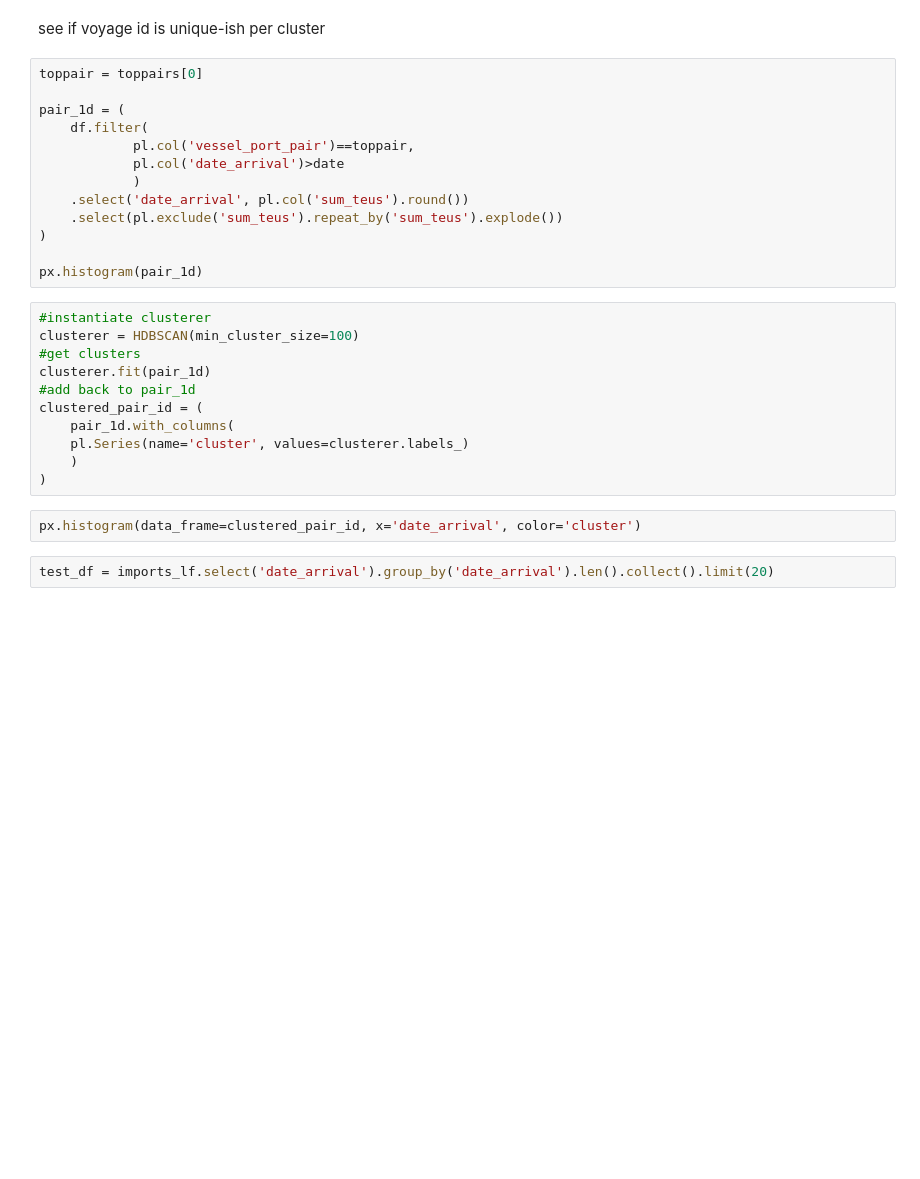
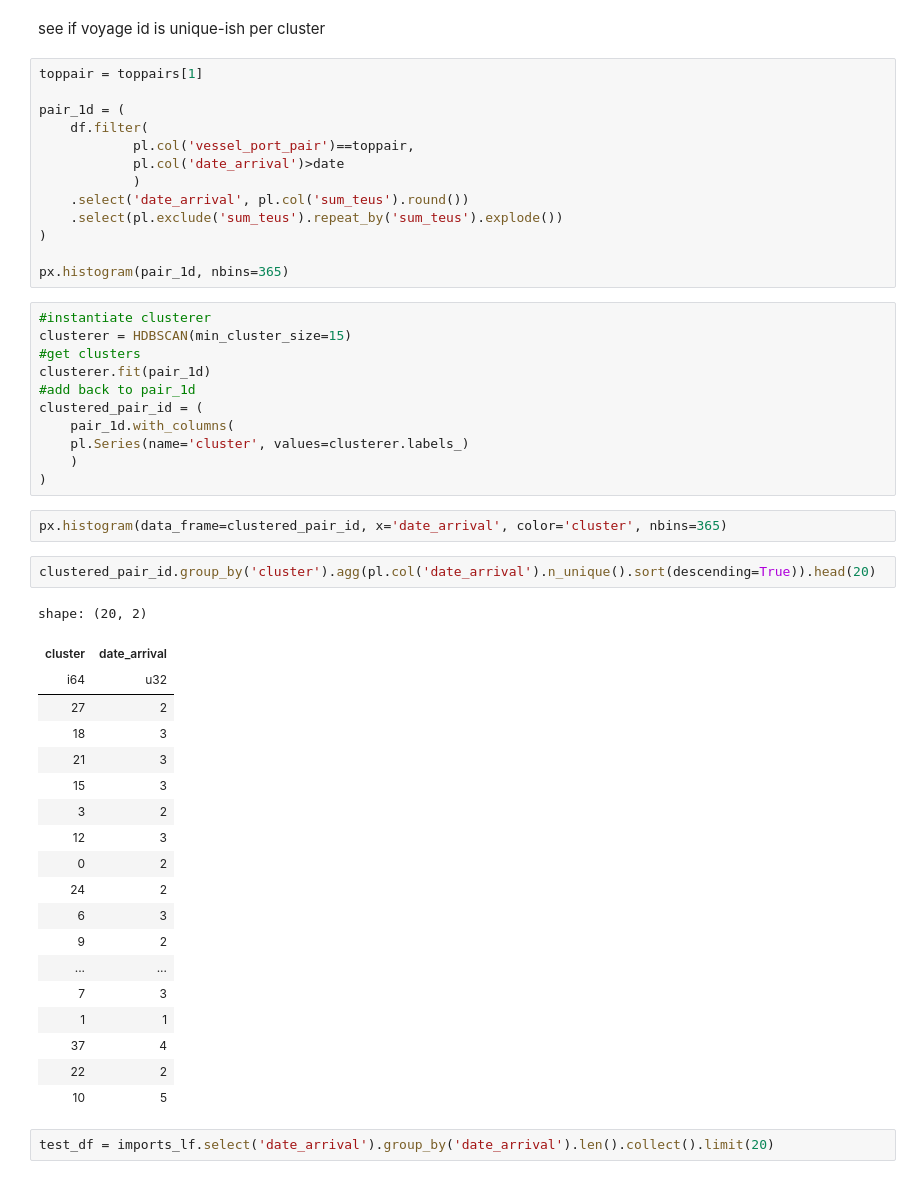
Before and after one commit to epistemetrica/PIERS-Data-Project, a Jupyter notebook: port_visits_identification.ipynb, the cells around one changed output. Saved outputs shown, nothing was run; the diff lists cells and outputs as text; blank space fills up the shorter version.

```diff
--- a/port_visits_identification.ipynb
+++ b/port_visits_identification.ipynb
@@ -387,7 +387,7 @@ for pair in toppairs:
 # %% [markdown]
 see if voyage id is unique-ish per cluster
 # %%
-toppair = toppairs[0]
+toppair = toppairs[1]
 
 pair_1d = (
     df.filter(
@@ -398,10 +398,10 @@ pair_1d = (
     .select(pl.exclude('sum_teus').repeat_by('sum_teus').explode())
 )
 
-px.histogram(pair_1d)
+px.histogram(pair_1d, nbins=365)
 # %%
 #instantiate clusterer
-clusterer = HDBSCAN(min_cluster_size=100)
+clusterer = HDBSCAN(min_cluster_size=15)
 #get clusters
 clusterer.fit(pair_1d)
 #add back to pair_1d
@@ -411,7 +411,29 @@ clustered_pair_id = (
     )
 )
 # %%
-px.histogram(data_frame=clustered_pair_id, x='date_arrival', color='cluster')
+px.histogram(data_frame=clustered_pair_id, x='date_arrival', color='cluster', nbins=365)
+# %%
+clustered_pair_id.group_by('cluster').agg(pl.col('date_arrival').n_unique().sort(descending=True)).head(20)
+# %% [output]
+shape: (20, 2)
+| cluster | date_arrival |
+| i64 | u32 |
+| 27 | 2 |
+| 18 | 3 |
+| 21 | 3 |
+| 15 | 3 |
+| 3 | 2 |
+| 12 | 3 |
+| 0 | 2 |
+| 24 | 2 |
+| 6 | 3 |
+| 9 | 2 |
+| ... | ... |
+| 7 | 3 |
+| 1 | 1 |
+| 37 | 4 |
+| 22 | 2 |
+| 10 | 5 |
 # %%
 test_df = imports_lf.select('date_arrival').group_by('date_arrival').len().collect().limit(20)
 # %%
```
Also changed, not shown: parts of 1 cell of this notebook, 1 other file.
